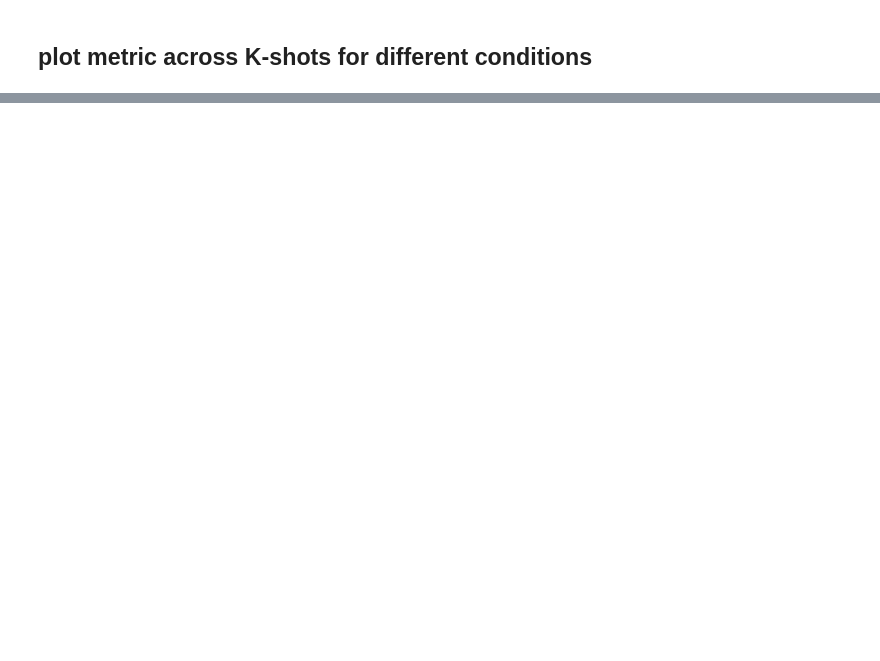
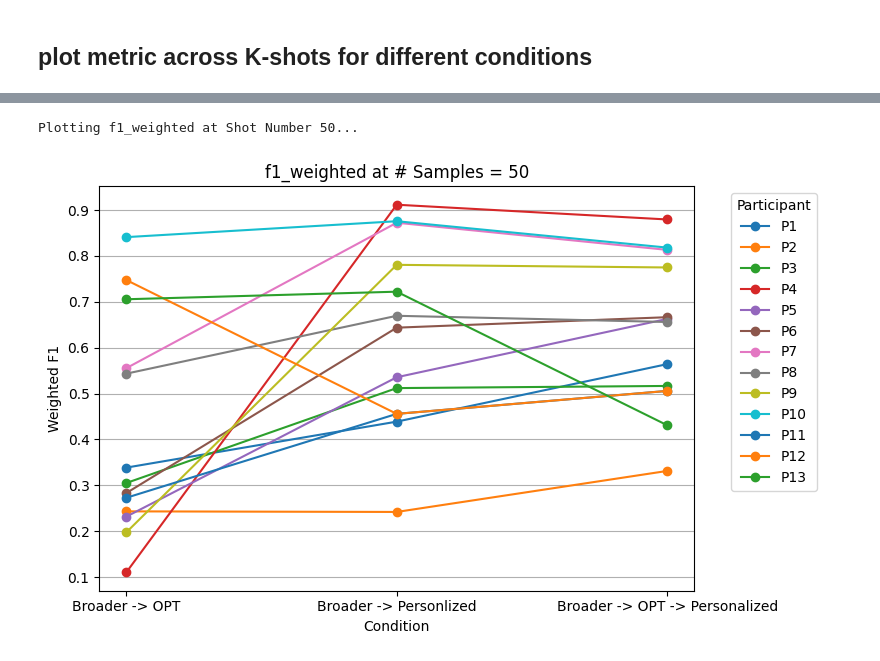
Before and after one commit to h-khayami/ssl-wearables, a Jupyter notebook: plots/K_shot.ipynb, the cells around one changed output, grey strips where cells are left out. Saved outputs shown, nothing was run; the diff lists cells and outputs as text; code cells hidden in the pictures; blank space fills up the shorter version.

```diff
--- a/plots/K_shot.ipynb
+++ b/plots/K_shot.ipynb
@@ -382,0 +387,65 @@ Plotting individual results...
+# %%
+import matplotlib.pyplot as plt
+import numpy as np
+
+def plot_results_at_shot(df, metric, shot_number=50):
+    """
+    Plot results for each condition at a specific shot number.
+    X-axis: Condition
+    Y-axis: Metric value
+    Each line represents a participant (fold).
+    """
+    print(f"Plotting {metric} at Shot Number {shot_number}...")
+
+    # Filter only the selected shot number
+    filtered_df = df[df['shot_number'] == shot_number]
+
+    # Sort conditions alphabetically
+    conditions = sorted(filtered_df['plot_legend'].unique())
+    conditions = sorted(conditions, key=len)
+    # Create a map for conditions to x-axis positions
+    condition_to_x = {cond: i for i, cond in enumerate(conditions)}
+
+    # Get all folds and sort numerically
+    all_folds = sorted(
+        filtered_df['fold'].unique(),
+        key=lambda x: int(x.replace('P', ''))
+    )
+
+    num_folds = len(all_folds)
+    colors = plt.cm.viridis(np.linspace(0, 1, num_folds))
+
+    plt.figure(figsize=(8, 5))
+
+    for i, fold in enumerate(all_folds):
+        fold_data = filtered_df[filtered_df['fold'] == fold]
+
+        # Ensure data is ordered by conditions
+        fold_data = fold_data.set_index('plot_legend').reindex(conditions)
+
+        y_values = fold_data[metric].values
+        x_values = [condition_to_x[cond] for cond in conditions]
+
+        plt.plot(
+            x_values,
+            y_values,
+            marker='o',
+            label=fold,
+            # color=colors[i]
+        )
+
+    plt.xticks(ticks=range(len(conditions)), labels=conditions)
+    plt.xlabel('Condition')
+    plt.ylabel('Weighted F1')
+    plt.title(f'{metric} at # Samples = {shot_number}')
+
+    plt.legend(title='Participant', bbox_to_anchor=(1.05, 1), loc='upper left')
+    plt.grid(axis='y')
+    plt.tight_layout()
+    plt.show()
+
+# Call the function
+plot_results_at_shot(df_all_individual, 'f1_weighted', shot_number=50)
+# %% [output]
+Plotting f1_weighted at Shot Number 50...
+[figure, added]
```
Also changed, not shown: parts of 9 cells of this notebook, 6 other files.
